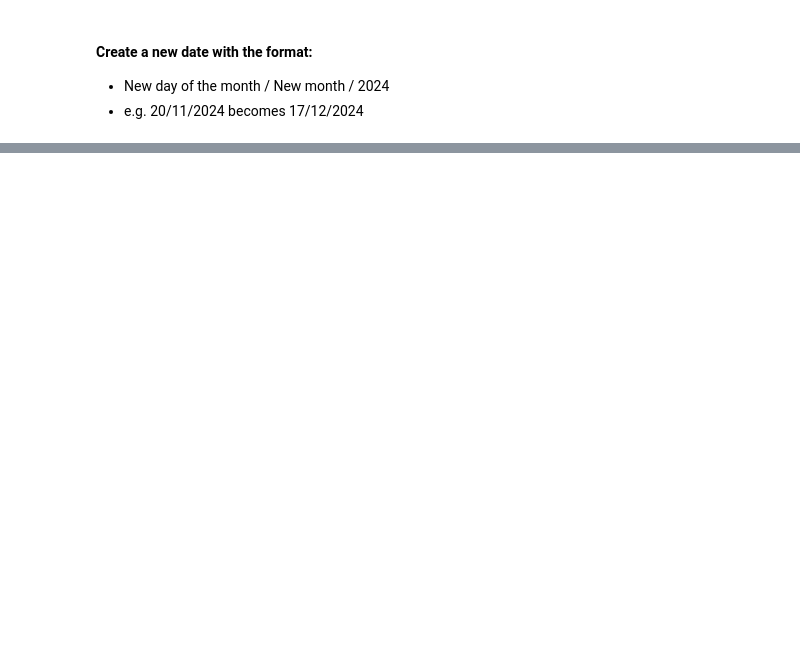
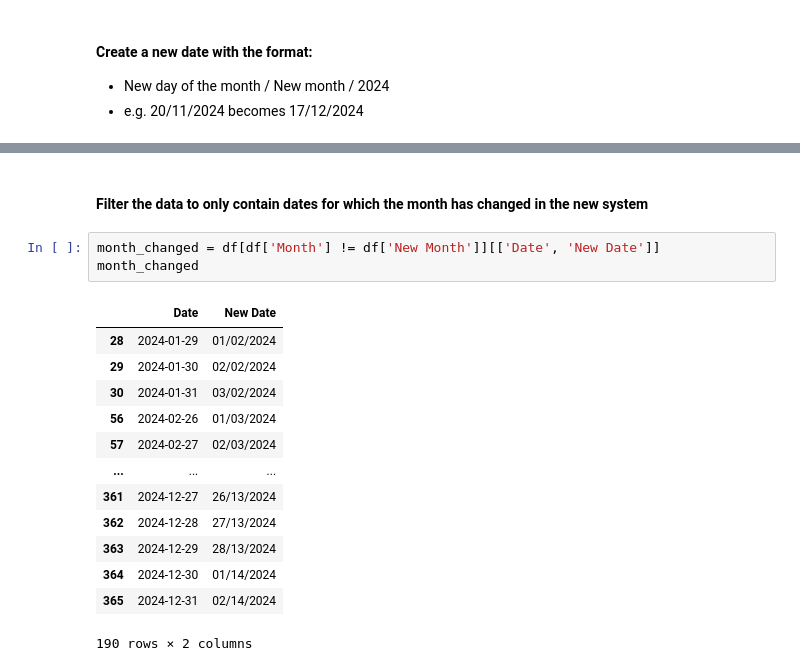
Before and after one commit to MohammadGhanaym/Data-Preparation-Challenges-Solutions, a Jupyter notebook: 2024 Week 11 - 13 months in a year/2024 Week 11 - 13 months in a year.ipynb, the cells around one changed output, grey strips where cells are left out. Cells and saved outputs as stored; diff of their text form; blank space fills up the shorter version.

```diff
--- a/2024 Week 11 - 13 months in a year/2024 Week 11 - 13 months in a year.ipynb
+++ b/2024 Week 11 - 13 months in a year/2024 Week 11 - 13 months in a year.ipynb
@@ -66,0 +83,19 @@ df['New Date'] = df['New day of Month'].astype(str).str.pad(2, fillchar='0') + '
+# %% [markdown]
+#### Filter the data to only contain dates for which the month has changed in the new system
+# %%
+month_changed = df[df['Month'] != df['New Month']][['Date', 'New Date']]
+month_changed
+# %% [output]
+|  | Date | New Date |
+| 28 | 2024-01-29 | 01/02/2024 |
+| 29 | 2024-01-30 | 02/02/2024 |
+| 30 | 2024-01-31 | 03/02/2024 |
+| 56 | 2024-02-26 | 01/03/2024 |
+| 57 | 2024-02-27 | 02/03/2024 |
+| ... | ... | ... |
+| 361 | 2024-12-27 | 26/13/2024 |
+| 362 | 2024-12-28 | 27/13/2024 |
+| 363 | 2024-12-29 | 28/13/2024 |
+| 364 | 2024-12-30 | 01/14/2024 |
+| 365 | 2024-12-31 | 02/14/2024 |
+190 rows × 2 columns
```
Also changed, not shown: parts of 2 cells of this notebook, 3 other files.
